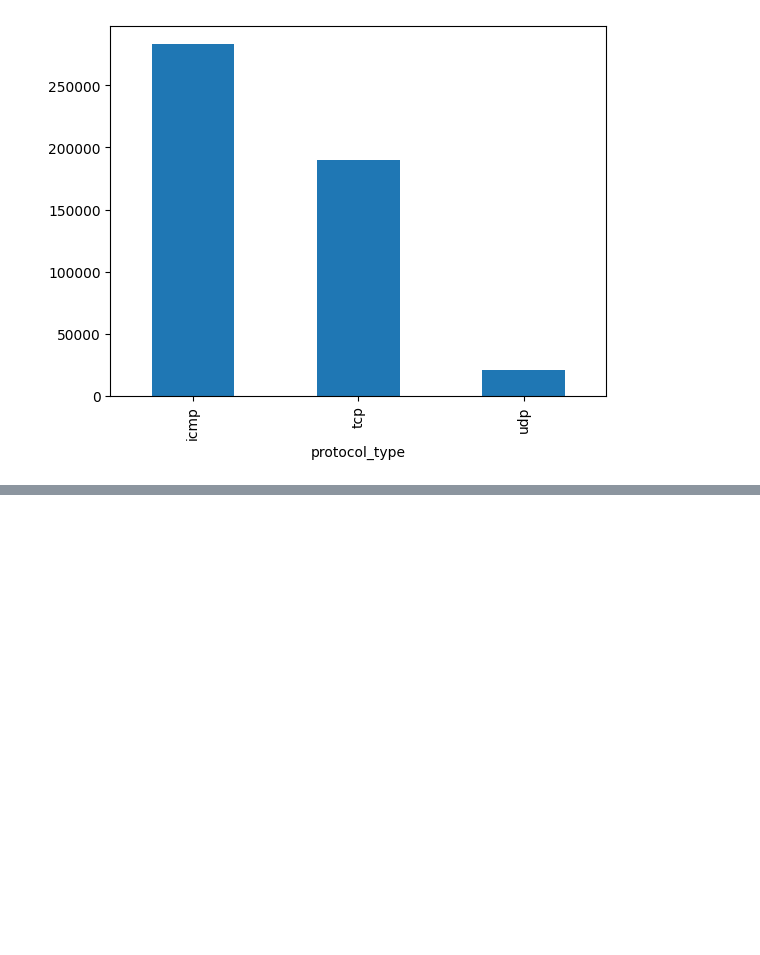
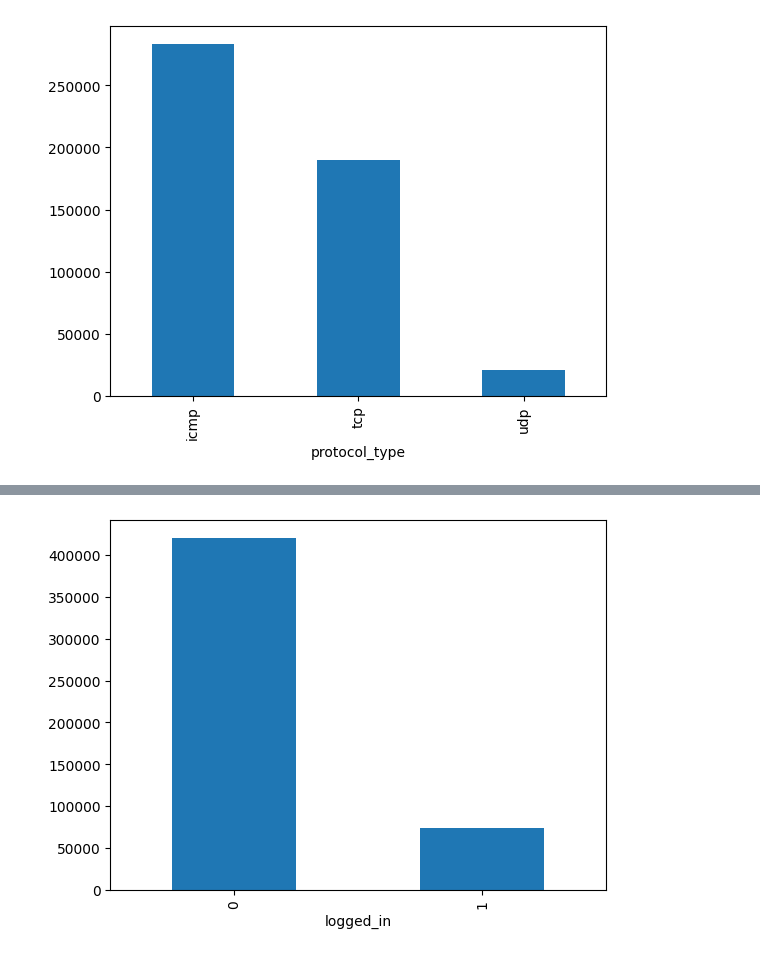
Before and after one commit to ChrisMikhail/Thor-IDS, a Jupyter notebook: main.ipynb, the cells around one changed output, grey strips where cells are left out. Saved outputs shown, nothing was run; the diff lists cells and outputs as text; code cells hidden in the pictures; blank space fills up the shorter version.

```diff
--- a/main.ipynb
+++ b/main.ipynb
@@ -230,0 +246,4 @@ bar_graph('protocol_type')
+# %%
+bar_graph('logged_in')
+# %% [output]
+[figure, added]
```
Also changed, not shown: parts of 18 cells of this notebook.
